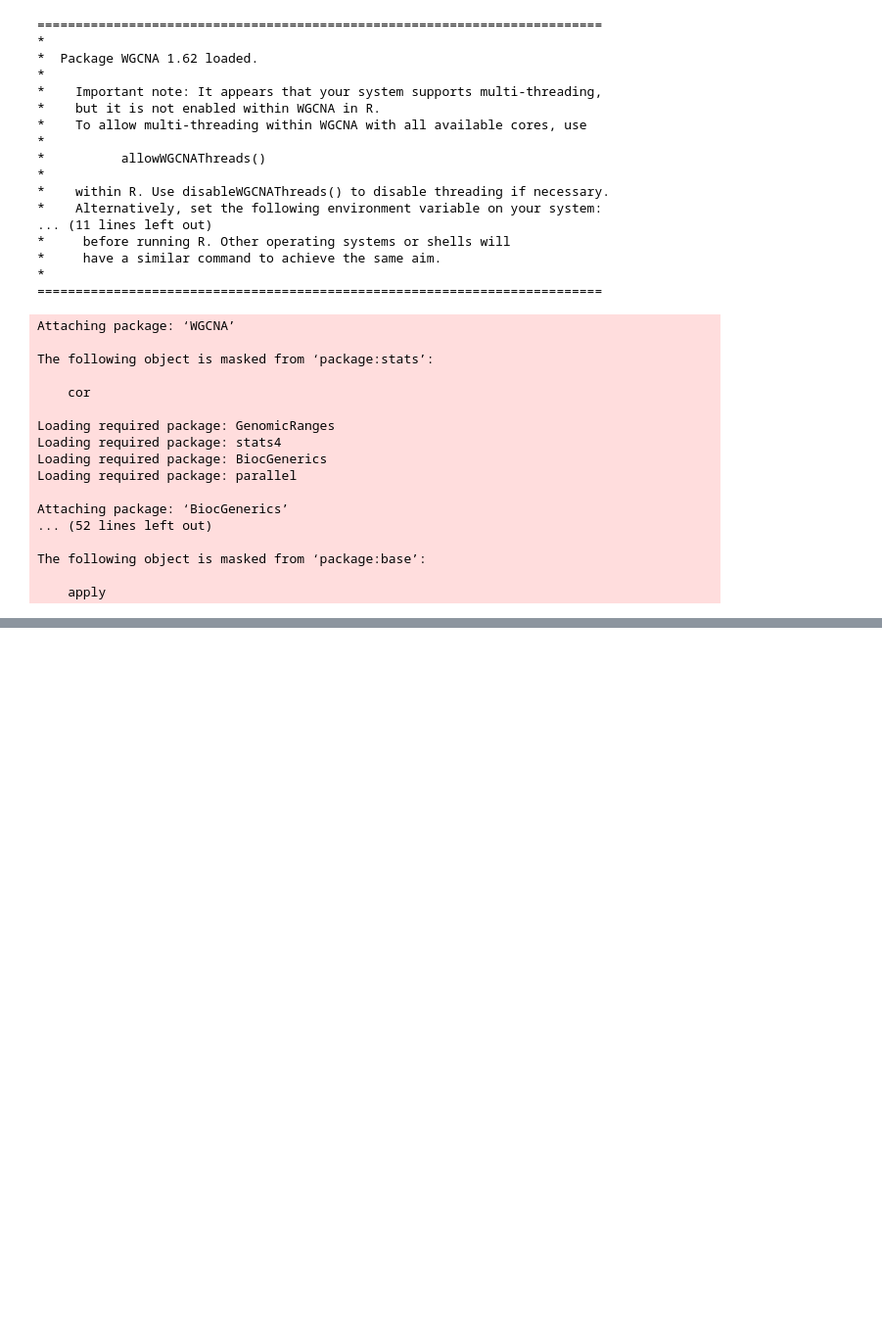
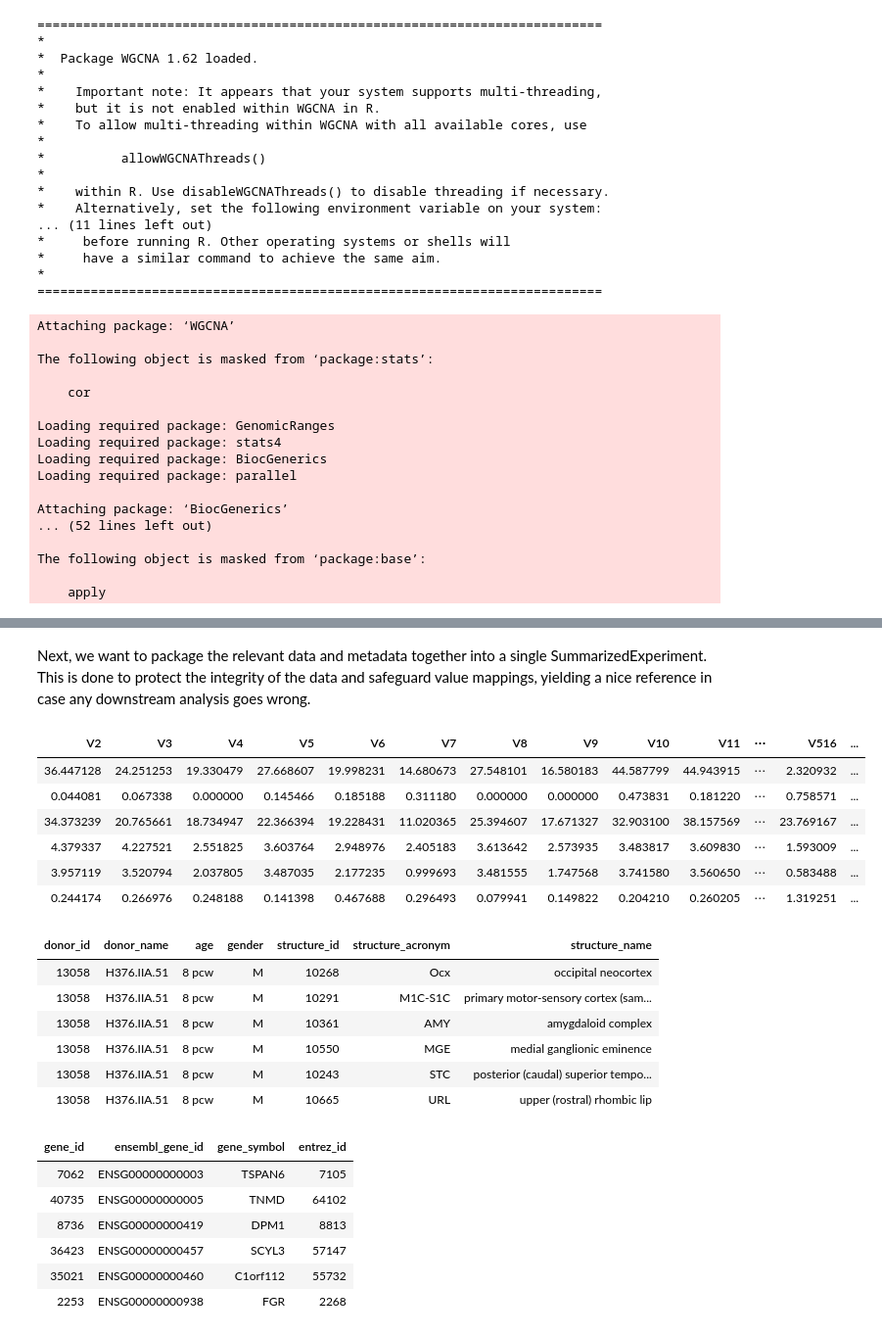
Before and after one commit to kkchau/MED263, a Jupyter notebook: CoExNetworks.ipynb, the cells around one changed output, grey strips where cells are left out. Shown: that part at 98% size. Drawn from its saved outputs; the diff is of its cells as text; code cells hidden in the pictures; blank space fills up the shorter version.

```diff
--- a/CoExNetworks.ipynb
+++ b/CoExNetworks.ipynb
@@ -80,0 +93,31 @@ The downloaded files consist of a RPKM expression matrix, sample metadata, and r
+# %% [markdown]
+Next, we want to package the relevant data and metadata together into a single SummarizedExperiment. This is done to protect the integrity of the data and safeguard value mappings, yielding a nice reference in case any downstream analysis goes wrong.
+# %%
+expr <- read.csv("brainSpan/expression_matrix.csv", header=FALSE)[, -1]
+coldata <- read.csv("brainSpan/columns_metadata.csv")[, -1]
+rowdata <- read.csv("brainSpan/rows_metadata.csv")[, -1]
+head(expr)
+head(coldata)
+head(rowdata)
+# %% [output]
+| V2 | V3 | V4 | V5 | V6 | V7 | V8 | V9 | V10 | V11 | ⋯ | V516 | ... |
+| 36.447128 | 24.251253 | 19.330479 | 27.668607 | 19.998231 | 14.680673 | 27.548101 | 16.580183 | 44.587799 | 44.943915 | ⋯ | 2.320932 | ... |
+| 0.044081 | 0.067338 | 0.000000 | 0.145466 | 0.185188 | 0.311180 | 0.000000 | 0.000000 | 0.473831 | 0.181220 | ⋯ | 0.758571 | ... |
+| 34.373239 | 20.765661 | 18.734947 | 22.366394 | 19.228431 | 11.020365 | 25.394607 | 17.671327 | 32.903100 | 38.157569 | ⋯ | 23.769167 | ... |
+| 4.379337 | 4.227521 | 2.551825 | 3.603764 | 2.948976 | 2.405183 | 3.613642 | 2.573935 | 3.483817 | 3.609830 | ⋯ | 1.593009 | ... |
+| 3.957119 | 3.520794 | 2.037805 | 3.487035 | 2.177235 | 0.999693 | 3.481555 | 1.747568 | 3.741580 | 3.560650 | ⋯ | 0.583488 | ... |
+| 0.244174 | 0.266976 | 0.248188 | 0.141398 | 0.467688 | 0.296493 | 0.079941 | 0.149822 | 0.204210 | 0.260205 | ⋯ | 1.319251 | ... |
+| donor_id | donor_name | age | gender | structure_id | structure_acronym | structure_name |
+| 13058 | H376.IIA.51 | 8 pcw | M | 10268 | Ocx | occipital neocortex |
+| 13058 | H376.IIA.51 | 8 pcw | M | 10291 | M1C-S1C | primary motor-sensory cortex (sam... |
+| 13058 | H376.IIA.51 | 8 pcw | M | 10361 | AMY | amygdaloid complex |
+| 13058 | H376.IIA.51 | 8 pcw | M | 10550 | MGE | medial ganglionic eminence |
+| 13058 | H376.IIA.51 | 8 pcw | M | 10243 | STC | posterior (caudal) superior tempo... |
+| 13058 | H376.IIA.51 | 8 pcw | M | 10665 | URL | upper (rostral) rhombic lip |
+| gene_id | ensembl_gene_id | gene_symbol | entrez_id |
+| 7062 | ENSG00000000003 | TSPAN6 | 7105 |
+| 40735 | ENSG00000000005 | TNMD | 64102 |
+| 8736 | ENSG00000000419 | DPM1 | 8813 |
+| 36423 | ENSG00000000457 | SCYL3 | 57147 |
+| 35021 | ENSG00000000460 | C1orf112 | 55732 |
+| 2253 | ENSG00000000938 | FGR | 2268 |
```
Also changed, not shown: parts of 27 cells of this notebook, 5 other files.
